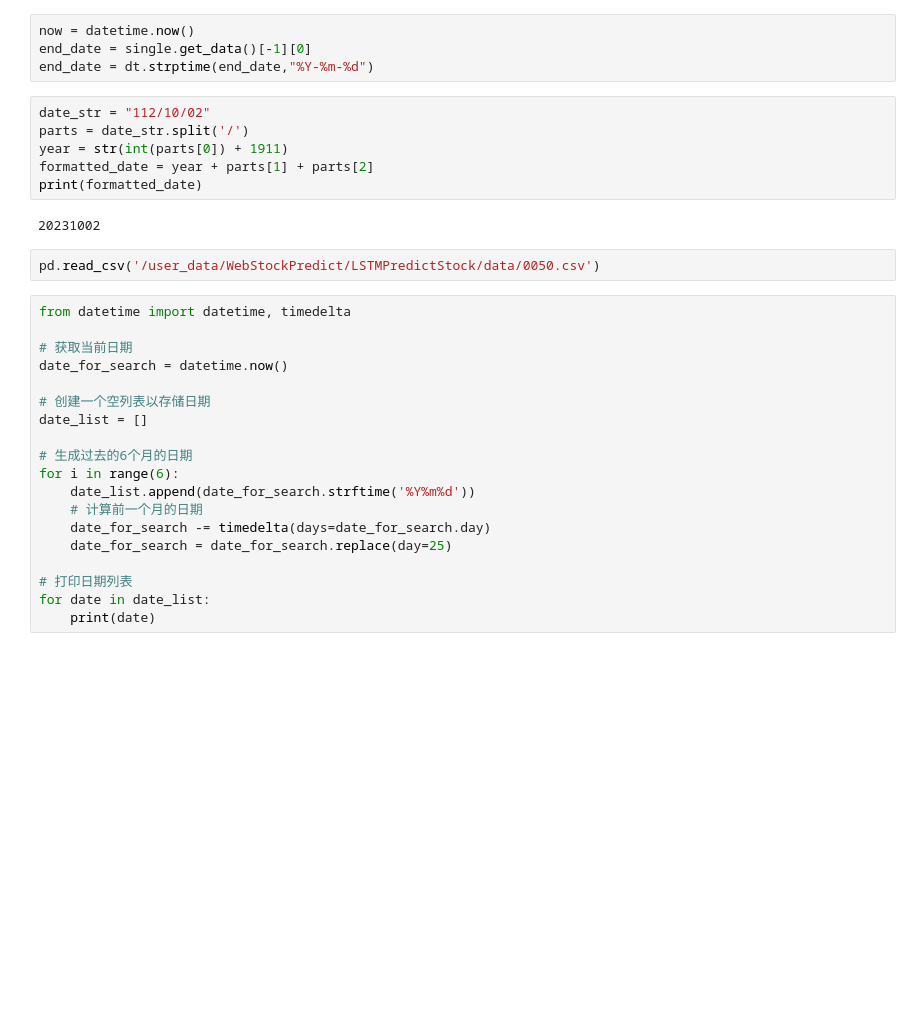
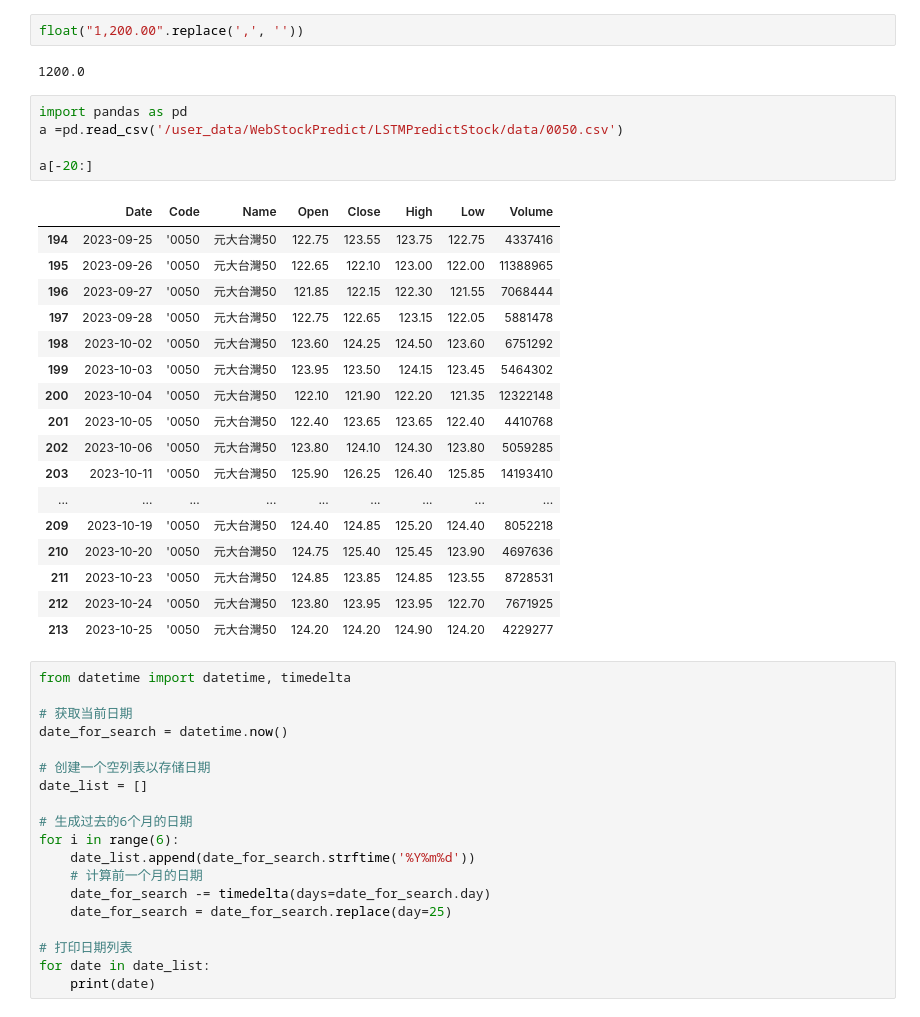
Before and after one commit to nrnmnrn/WebStockPredict, a Jupyter notebook: LSTMPredictStock/core/測試用.ipynb, the cells around one changed output. Saved outputs shown, nothing was run; the diff lists cells and outputs as text; blank space fills up the shorter version.

```diff
--- a/LSTMPredictStock/core/測試用.ipynb
+++ b/LSTMPredictStock/core/測試用.ipynb
@@ -49,17 +49,30 @@ stock_predict_company
-# %%
-now = datetime.now()
-end_date = single.get_data()[-1][0]
-end_date = dt.strptime(end_date,"%Y-%m-%d")
-# %%
-date_str = "112/10/02"
-parts = date_str.split('/')
-year = str(int(parts[0]) + 1911)
-formatted_date = year + parts[1] + parts[2]
-print(formatted_date)
-# %% [output]
-20231002
+# %%
+float("1,200.00".replace(',', ''))
+# %% [output]
+1200.0
 # %%
-pd.read_csv('/user_data/WebStockPredict/LSTMPredictStock/data/0050.csv')
+import pandas as pd
+a =pd.read_csv('/user_data/WebStockPredict/LSTMPredictStock/data/0050.csv')
+
+a[-20:]
+# %% [output]
+|  | Date | Code | Name | Open | Close | High | Low | Volume |
+| 194 | 2023-09-25 | '0050 | 元大台灣50 | 122.75 | 123.55 | 123.75 | 122.75 | 4337416 |
+| 195 | 2023-09-26 | '0050 | 元大台灣50 | 122.65 | 122.10 | 123.00 | 122.00 | 11388965 |
+| 196 | 2023-09-27 | '0050 | 元大台灣50 | 121.85 | 122.15 | 122.30 | 121.55 | 7068444 |
+| 197 | 2023-09-28 | '0050 | 元大台灣50 | 122.75 | 122.65 | 123.15 | 122.05 | 5881478 |
+| 198 | 2023-10-02 | '0050 | 元大台灣50 | 123.60 | 124.25 | 124.50 | 123.60 | 6751292 |
+| 199 | 2023-10-03 | '0050 | 元大台灣50 | 123.95 | 123.50 | 124.15 | 123.45 | 5464302 |
+| 200 | 2023-10-04 | '0050 | 元大台灣50 | 122.10 | 121.90 | 122.20 | 121.35 | 12322148 |
+| 201 | 2023-10-05 | '0050 | 元大台灣50 | 122.40 | 123.65 | 123.65 | 122.40 | 4410768 |
+| 202 | 2023-10-06 | '0050 | 元大台灣50 | 123.80 | 124.10 | 124.30 | 123.80 | 5059285 |
+| 203 | 2023-10-11 | '0050 | 元大台灣50 | 125.90 | 126.25 | 126.40 | 125.85 | 14193410 |
+| ... | ... | ... | ... | ... | ... | ... | ... | ... |
+| 209 | 2023-10-19 | '0050 | 元大台灣50 | 124.40 | 124.85 | 125.20 | 124.40 | 8052218 |
+| 210 | 2023-10-20 | '0050 | 元大台灣50 | 124.75 | 125.40 | 125.45 | 123.90 | 4697636 |
+| 211 | 2023-10-23 | '0050 | 元大台灣50 | 124.85 | 123.85 | 124.85 | 123.55 | 8728531 |
+| 212 | 2023-10-24 | '0050 | 元大台灣50 | 123.80 | 123.95 | 123.95 | 122.70 | 7671925 |
+| 213 | 2023-10-25 | '0050 | 元大台灣50 | 124.20 | 124.20 | 124.90 | 124.20 | 4229277 |
 # %%
 from datetime import datetime, timedelta
 
```
Also changed, not shown: parts of 2 cells of this notebook, 27 other files.
